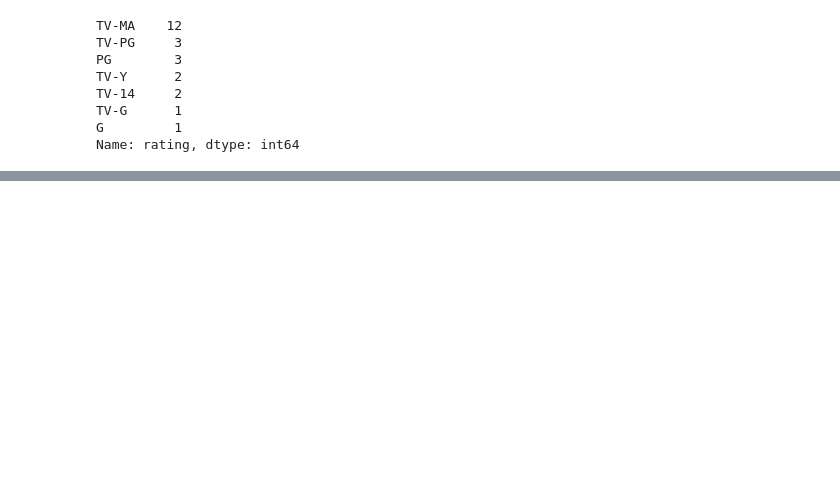
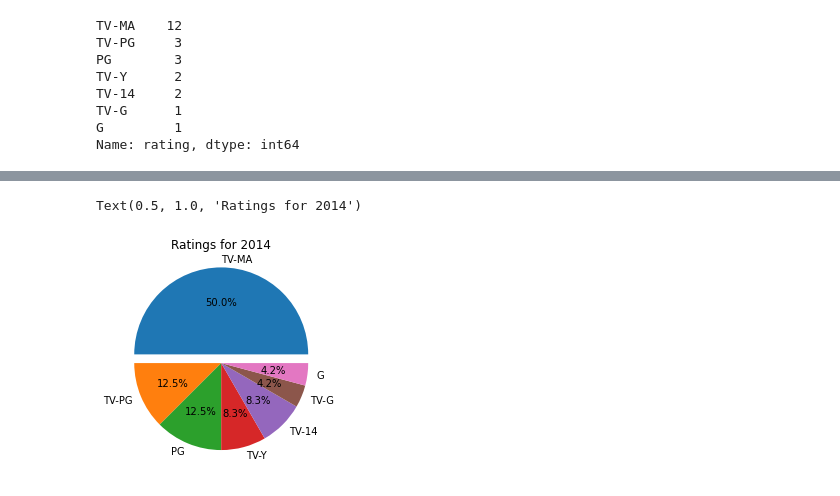
Before and after one commit to shades9a/Netflix_Catolog, a Jupyter notebook: Netflix_Compare.ipynb, the cells around one changed output, grey strips where cells are left out. Cells and saved outputs as stored; diff of their text form; code cells hidden in the pictures; blank space fills up the shorter version.

Commit message:
2014 ratings pie chart

```diff
--- a/Netflix_Compare.ipynb
+++ b/Netflix_Compare.ipynb
@@ -96,3 +96,8 @@ percent_tvy_2014 = len(netflix_info_2014_tvy) / len(netflix_info_2014) *100
 percent_tv14_2014 = len(netflix_info_2014_tv14) / len(netflix_info_2014) *100
 percent_tvg_2014 = len(netflix_info_2014_tvg) / len(netflix_info_2014) *100
 percent_g_2014 = len(netflix_info_2014_g) / len(netflix_info_2014) *100
+
+percentages_2014_ratings = pd.DataFrame({ 'Rating': ['TV-MA', 'TV-PG', 'PG', 'TV-Y', 'TV-14', 'TV-G', 'G'],
+                                          'Percentage': [percent_tvma_2014, percent_tvpg_2014, percent_pg_2014, percent_tvy_2014,
+                                                       percent_tv14_2014, percent_tvg_2014, percent_g_2014]})
+percentages_2014_ratings
@@ -98,0 +113,6 @@ percent_g_2014 = len(netflix_info_2014_g) / len(netflix_info_2014) *100
+# %%
+plt.pie(percentages_2014_ratings['Percentage'],labels = percentages_2014_ratings['Rating'],autopct='%1.1f%%',explode=(0.1,0,0,0,0,0,0))
+plt.title('Ratings for 2014')
+# %% [output]
+Text(0.5, 1.0, 'Ratings for 2014')
+[figure, added]
```
Also changed, not shown: parts of 1 cell of this notebook.
